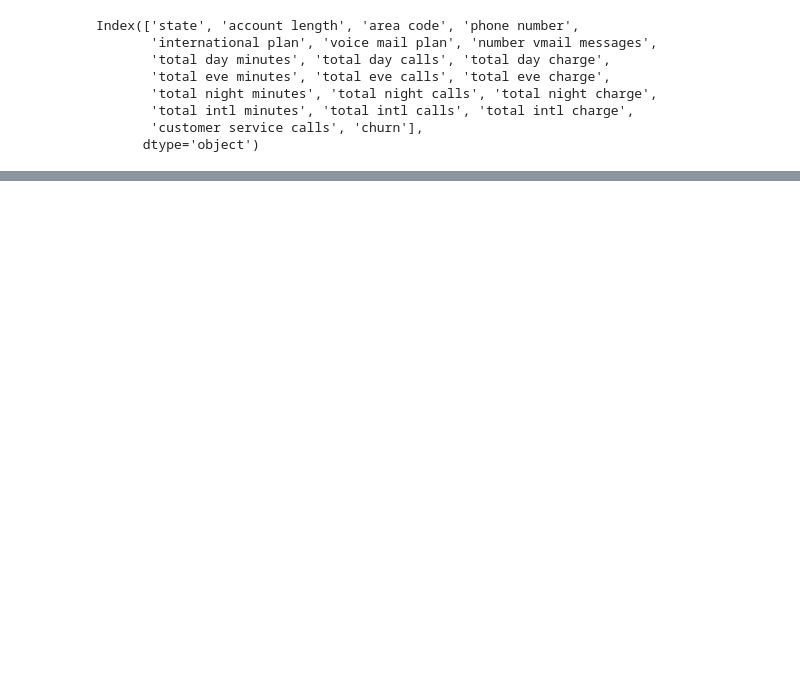
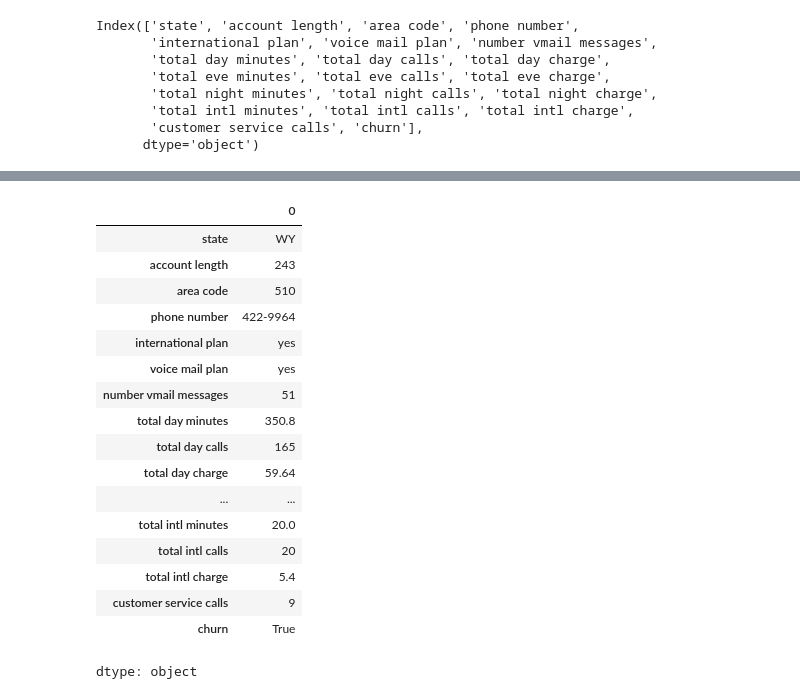
Before and after one commit to ScriptSherpa/python-and-ds, a Jupyter notebook: iguru03(EDA).ipynb, the cells around one changed output, grey strips where cells are left out. Cells and saved outputs as stored; diff of their text form; code cells hidden in the pictures; blank space fills up the shorter version.

```diff
--- a/iguru03(EDA).ipynb
+++ b/iguru03(EDA).ipynb
@@ -227,0 +212,24 @@ AttributeError: 'DataFrame' object has no attribute 'duplicate'
+# %%
+
+data.columns
+# apply() --> we can apply functions on our dataset
+data.apply(np.max)
+# %% [output]
+|  | 0 |
+| state | WY |
+| account length | 243 |
+| area code | 510 |
+| phone number | 422-9964 |
+| international plan | yes |
+| voice mail plan | yes |
+| number vmail messages | 51 |
+| total day minutes | 350.8 |
+| total day calls | 165 |
+| total day charge | 59.64 |
+| ... | ... |
+| total intl minutes | 20.0 |
+| total intl calls | 20 |
+| total intl charge | 5.4 |
+| customer service calls | 9 |
+| churn | True |
+dtype: object
```
Also changed, not shown: parts of 31 cells of this notebook.
